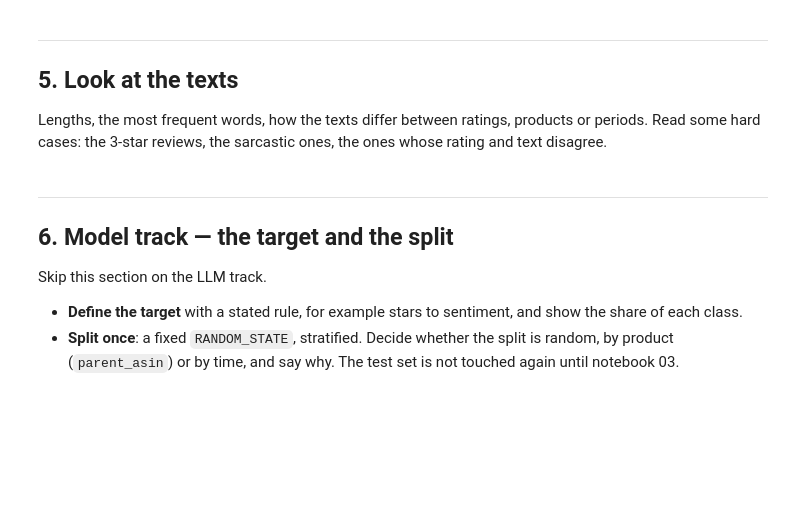
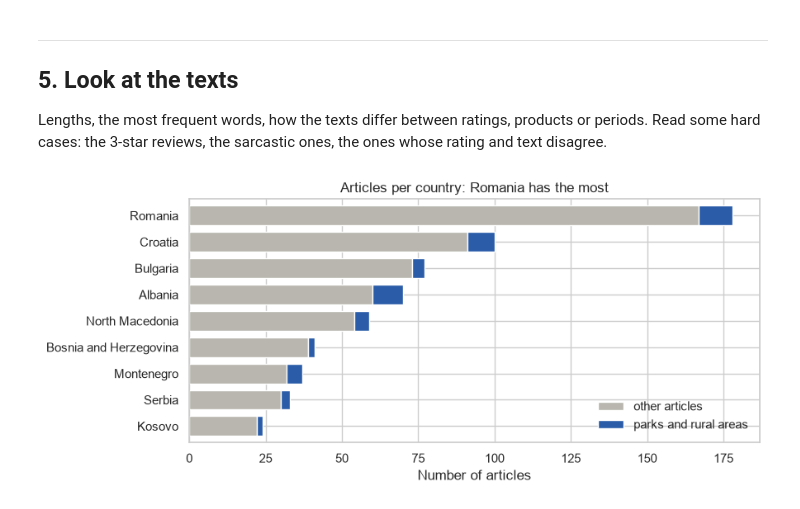
Before and after one commit to jkrstevska/project-3-ai-product, a Jupyter notebook: notebooks/01_framing_and_baseline.ipynb, the cells around one changed output. Drawn from its saved outputs; the diff is of its cells as text; code cells hidden in the pictures; blank space fills up the shorter version.

Commit message:
Project3_Notebook-1-2-3

```diff
--- a/notebooks/01_framing_and_baseline.ipynb
+++ b/notebooks/01_framing_and_baseline.ipynb
@@ -18,6 +18,7 @@ Frame the product, look at the data, fix your evaluation before you build anythi
 ---
 ## 0. Setup
 # %%
+import os
 import sys
 sys.path.append("..")          # so `src` is importable from inside notebooks/
 
@@ -28,5 +29,18 @@ import seaborn as sns
 
 from src.functions import *
 
+from openai import OpenAI
+from dotenv import load_dotenv
+
 pd.set_option("display.max_colwidth", 200)
 sns.set_theme(style="whitegrid")
+
+load_dotenv()
+print('Key found:', 'OPENAI_API_KEY' in os.environ)
+client = OpenAI()
+
+# Chart colours, defined once: one highlight colour, one contrast colour, a neutral grey
+WINE   = "#8c2045"   # RGB (140, 32, 69)  - dark wine red
+FOREST = "#4f9b63"   # RGB (79, 155, 99)  - forest green
+NAVY   = "#2a5ca8"   # RGB (42, 92, 168)  - dark blue
+GREY   = "#b8b6ae"   # RGB (184, 182, 174) - neutral, for "everything else"
@@ -62,11 +365,16 @@ Empty and very short texts, HTML (`<br />`, `&#34;`), duplicates, texts in other
 ## 5. Look at the texts
 
 Lengths, the most frequent words, how the texts differ between ratings, products or periods. Read some hard cases: the 3-star reviews, the sarcastic ones, the ones whose rating and text disagree.
-# %% [markdown]
----
-## 6. Model track — the target and the split
-
-Skip this section on the LLM track.
-
-- **Define the target** with a stated rule, for example stars to sentiment, and show the share of each class.
-- **Split once**: a fixed `RANDOM_STATE`, stratified. Decide whether the split is random, by product (`parent_asin`) or by time, and say why. The test set is not touched again until notebook 03.
+# %%
+# Articles per country
+fig, ax = plt.subplots(figsize=(9, 4))
+by_country = pd.crosstab(articles["country"], articles["article_type"].isin(NATURE_TYPES))
+by_country.columns = ["other articles", "parks and rural areas"]
+by_country = by_country.loc[by_country.sum(axis=1).sort_values().index]
+by_country.plot.barh(stacked=True, color=[GREY, NAVY], ax=ax, width=0.75, edgecolor="white", linewidth=1)
+ax.set_title("Articles per country: Romania has the most")
+ax.set_xlabel("Number of articles"); ax.set_ylabel("")
+ax.legend(loc="lower right", frameon=False)
+plt.tight_layout(); plt.show()
+# %% [output]
+[figure, added]
```
Also changed, not shown: parts of 53 cells of this notebook, 14 other files.
